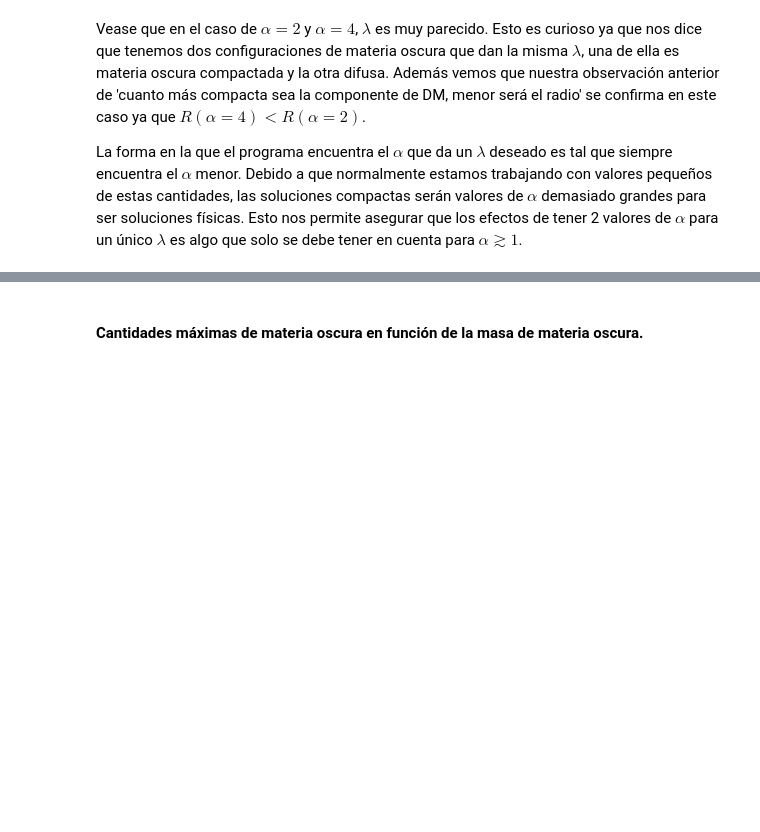
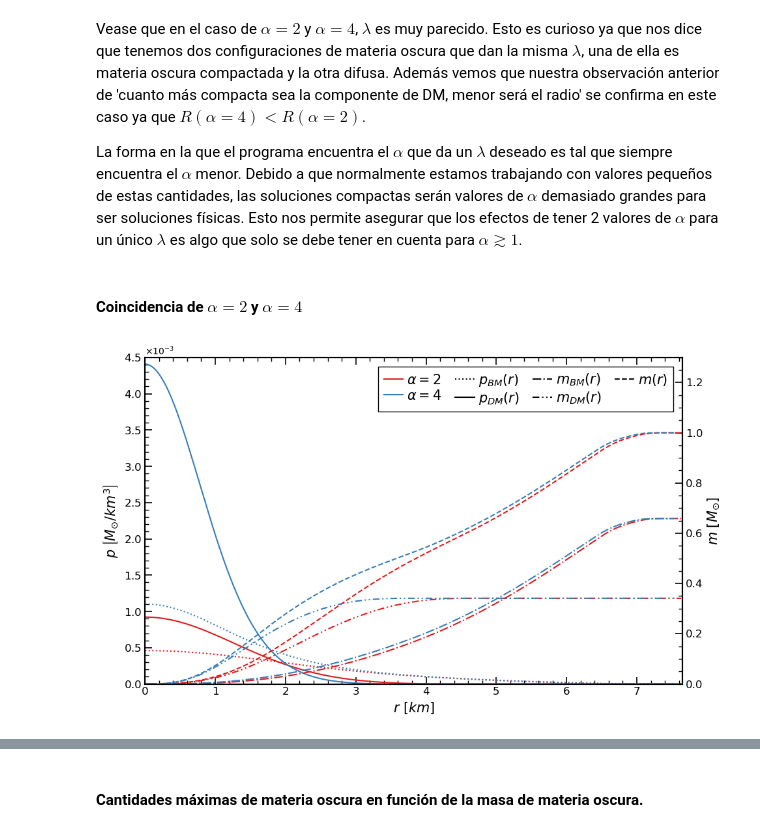
Before and after one commit to Diego-gt-phys/TFG, a Jupyter notebook: DANTE_Figures.ipynb, the cells around one changed output, grey strips where cells are left out. Cells and saved outputs as stored; diff of their text form; code cells hidden in the pictures; blank space fills up the shorter version.

```diff
--- a/DANTE_Figures.ipynb
+++ b/DANTE_Figures.ipynb
@@ -1935,3 +1935,83 @@ plt.show()
 Vease que en el caso de $\alpha=2$ y $\alpha=4$, $\lambda$ es muy parecido. Esto es curioso ya que nos dice que tenemos dos configuraciones de materia oscura que dan la misma $\lambda$, una de ella es materia oscura compactada y la otra difusa. Además vemos que nuestra observación anterior de 'cuanto más compacta sea la componente de DM, menor será el radio' se confirma en este caso ya que $R(\alpha = 4) < R(\alpha = 2)$.
 
 La forma en la que el programa encuentra el $\alpha$ que da un $\lambda$ deseado es tal que siempre encuentra el $\alpha$ menor. Debido a que normalmente estamos trabajando con valores pequeños de estas cantidades, las soluciones compactas serán valores de $\alpha$ demasiado grandes para ser soluciones físicas. Esto nos permite asegurar que los efectos de tener 2 valores de $\alpha$ para un único $\lambda$ es algo que solo se debe tener en cuenta para $\alpha \gtrsim 1$.
+# %% [markdown]
+#### Coincidencia de $\alpha=2$ y $\alpha=4$
+# %%
+s_type = 3
+d_type = 0
+eos_c = 'soft'
+dm_m = 1.0
+p1_c = 'M'
+p1_v = 1.0
+p2_c = 'a'
+p2_v_list = ['2.0', '4.0']
+
+data = {}
+for p2_v in p2_v_list:
+    df = pd.read_csv(f'data\{s_type}_{d_type}_{eos_c}_{dm_m}_{p1_c}_{p1_v}_{p2_c}_{p2_v}.csv')
+    data[f'{p2_v}'] = df
+
+fig, ax1 = plt.subplots(figsize=(9.8, 6))
+colors = sns.color_palette("Set1", 10)
+c=0
+
+ax1.set_xlabel(r'$r$ $\left[km\right]$', fontsize=15, loc='center')
+ax1.set_ylabel(r'$p$ $\left[ M_{\odot} / km^3 \right]$', fontsize=15, loc='center', color='k')
+ax1.tick_params(axis='y', colors='k')
+ax1.yaxis.set_major_formatter(ScalarFormatter(useMathText=True))
+ax1.ticklabel_format(style='sci', axis='y', scilimits=(-3, 3))
+#ax1.set_yscale('log')
+ax2 = ax1.twinx()
+ax2.set_ylabel(r'$m$ $\left[ M_{\odot} \right]$', fontsize=15, loc='center', color='k')
+ax2.tick_params(axis='y', colors='k')
+
+ax1.tick_params(axis='both', which='major', direction='in', length=8, width=1.2, labelsize=12, top=True)
+ax1.tick_params(axis='both', which='minor', direction='in', length=4, width=1, labelsize=12, top=True)
+ax1.minorticks_on()
+ax2.tick_params(axis='both', which='major', direction='in', length=8, width=1.2, labelsize=12, top=True, right=True)
+ax2.tick_params(axis='both', which='minor', direction='in', length=4, width=1, labelsize=12, top=True, right=True)
+ax2.minorticks_on()
+
+for ax in [ax1, ax2]:
+    ax.spines['top'].set_linewidth(1.5)
+    ax.spines['right'].set_linewidth(1.5)
+    ax.spines['bottom'].set_linewidth(1.5)
+    ax.spines['left'].set_linewidth(1.5)
+    ax.spines['top'].set_color('k')
+    ax.spines['right'].set_color('k')
+    ax.spines['bottom'].set_color('k')
+    ax.spines['left'].set_color('k')
+
+for p2_v in p2_v_list:
+    ax1.plot(data[f'{p2_v}']['r'], data[f'{p2_v}']['p_A'], label=rf'$\alpha = {p2_v}$', color = colors[c], linewidth=1.5, linestyle=':')
+    ax1.plot(data[f'{p2_v}']['r'], data[f'{p2_v}']['p_B'], label=rf'$\alpha = {p2_v}$', color = colors[c], linewidth=1.5, linestyle='-')
+    ax2.plot(data[f'{p2_v}']['r'], data[f'{p2_v}']['m'], label=rf'$\alpha = {p2_v}$', color = colors[c], linewidth=1.5, linestyle='--')
+    ax2.plot(data[f'{p2_v}']['r'], data[f'{p2_v}']['m_B'], label=rf'$\alpha = {p2_v}$', color = colors[c], linewidth=1.5, linestyle=(0, (5, 2, 1, 2, 1, 2)))
+    ax2.plot(data[f'{p2_v}']['r'], data[f'{p2_v}']['m_A'], label=rf'$\alpha = {p2_v}$', color = colors[c], linewidth=1.5, linestyle='-.')
+    c+=1
+
+ax1.set_xlim(0, 7.65)
+ax1.set_ylim(0, 4.5e-3)
+ax2.set_ylim(0, 1.3)
+
+ax1.set_xticks(np.arange(0, 7.65, 1))
+
+handles_list = [
+    mlines.Line2D([], [], color=colors[0], linestyle='-', label=r"$\alpha=2$"),
+    mlines.Line2D([], [], color=colors[1], linestyle='-', label=r"$\alpha=4$"),
+    mlines.Line2D([], [], color='k', linestyle=':', label=r"$p_{BM}(r)$"),
+    mlines.Line2D([], [], color='k', linestyle='-', label=r"$p_{DM}(r)$"),
+    mlines.Line2D([], [], color='k', linestyle='-.', label=r"$m_{BM}(r)$"),
+    mlines.Line2D([], [], color='k', linestyle=(0, (5, 2, 1, 2, 1, 2)), label=r"$m_{DM}(r)$"),
+    mlines.Line2D([], [], color='k', linestyle='--', label=r"$m(r)$")]
+
+plt.legend(handles=handles_list, loc = "upper right", bbox_to_anchor=(0.995, 0.992), fontsize=15, frameon=True,
+           fancybox=False, ncol = 4, edgecolor="black", framealpha=1, labelspacing=0.2, handletextpad=0.3, handlelength=1.4, columnspacing=1)
+
+plt.tight_layout()
+plt.savefig(rf"figures\alpha_coincidence.pdf", format="pdf", bbox_inches="tight")
+
+plt.show()
+# %% [output]
+[figure, added]
```
Also changed, not shown: parts of 3 cells of this notebook, 13 other files.
